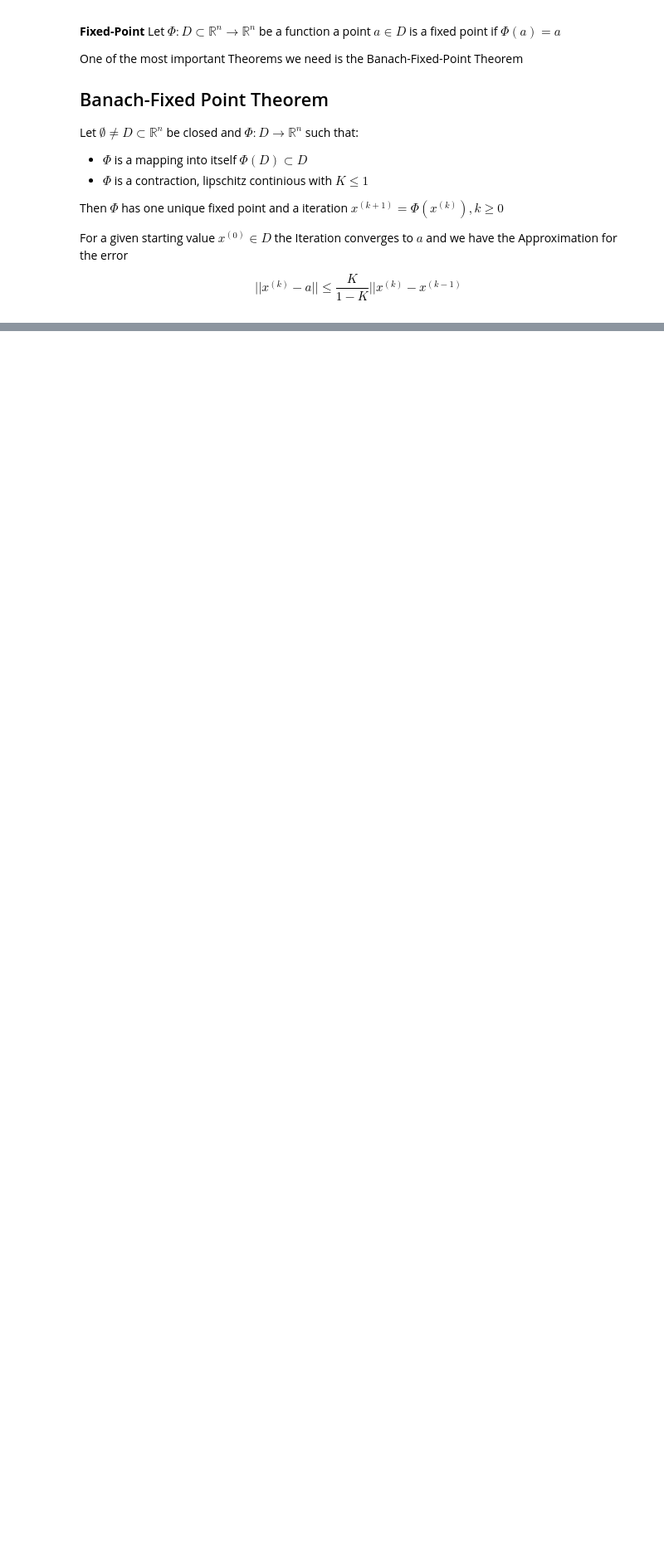
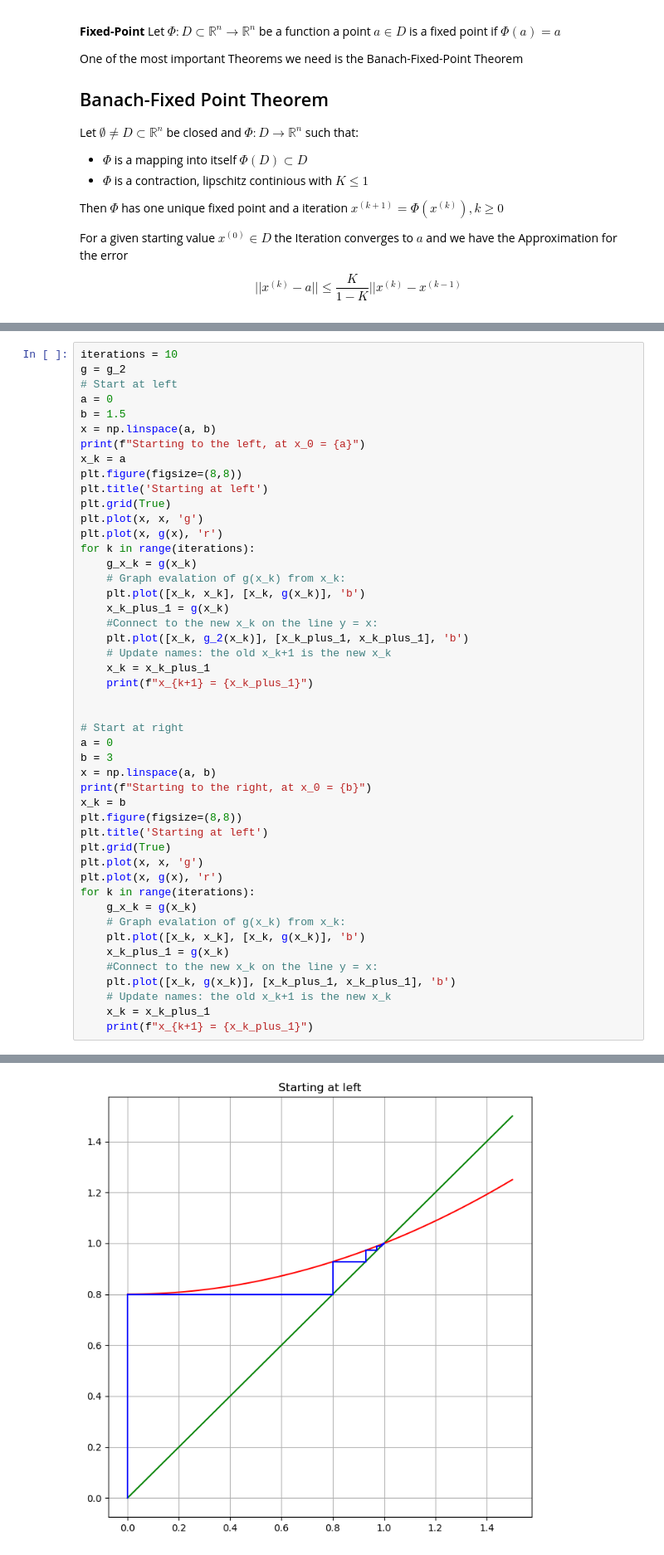
Before and after one commit to LukasMeinschad/Numerical_Analysis, a Jupyter notebook: Numerical_Math_II/Nonlinear_Systems_of_Equations.ipynb, the cells around one changed output, grey strips where cells are left out. Shown at 83% size. Drawn from its saved outputs; the diff is of its cells as text; blank space fills up the shorter version.

```diff
--- a/Numerical_Math_II/Nonlinear_Systems_of_Equations.ipynb
+++ b/Numerical_Math_II/Nonlinear_Systems_of_Equations.ipynb
@@ -86,0 +140,48 @@ Iteration n0: 48, x = -1.9999973788287109
+# %%
+iterations = 10
+g = g_2
+# Start at left
+a = 0
+b = 1.5
+x = np.linspace(a, b)
+print(f"Starting to the left, at x_0 = {a}")
+x_k = a
+plt.figure(figsize=(8,8))
+plt.title('Starting at left')
+plt.grid(True)
+plt.plot(x, x, 'g')
+plt.plot(x, g(x), 'r')
+for k in range(iterations):
+    g_x_k = g(x_k)
+    # Graph evalation of g(x_k) from x_k:
+    plt.plot([x_k, x_k], [x_k, g(x_k)], 'b')
+    x_k_plus_1 = g(x_k)
+    #Connect to the new x_k on the line y = x:
+    plt.plot([x_k, g_2(x_k)], [x_k_plus_1, x_k_plus_1], 'b')
+    # Update names: the old x_k+1 is the new x_k
+    x_k = x_k_plus_1
+    print(f"x_{k+1} = {x_k_plus_1}")
+
+
+# Start at right
+a = 0
+b = 3
+x = np.linspace(a, b)
+print(f"Starting to the right, at x_0 = {b}")
+x_k = b
+plt.figure(figsize=(8,8))
+plt.title('Starting at left')
+plt.grid(True)
+plt.plot(x, x, 'g')
+plt.plot(x, g(x), 'r')
+for k in range(iterations):
+    g_x_k = g(x_k)
+    # Graph evalation of g(x_k) from x_k:
+    plt.plot([x_k, x_k], [x_k, g(x_k)], 'b')
+    x_k_plus_1 = g(x_k)
+    #Connect to the new x_k on the line y = x:
+    plt.plot([x_k, g(x_k)], [x_k_plus_1, x_k_plus_1], 'b')
+    # Update names: the old x_k+1 is the new x_k
+    x_k = x_k_plus_1
+    print(f"x_{k+1} = {x_k_plus_1}")
+# %% [output]
@@ -86,0 +205 @@ Iteration n0: 48, x = -1.9999973788287109
+[figure, added]
```
Also changed, not shown: parts of 14 cells of this notebook.
